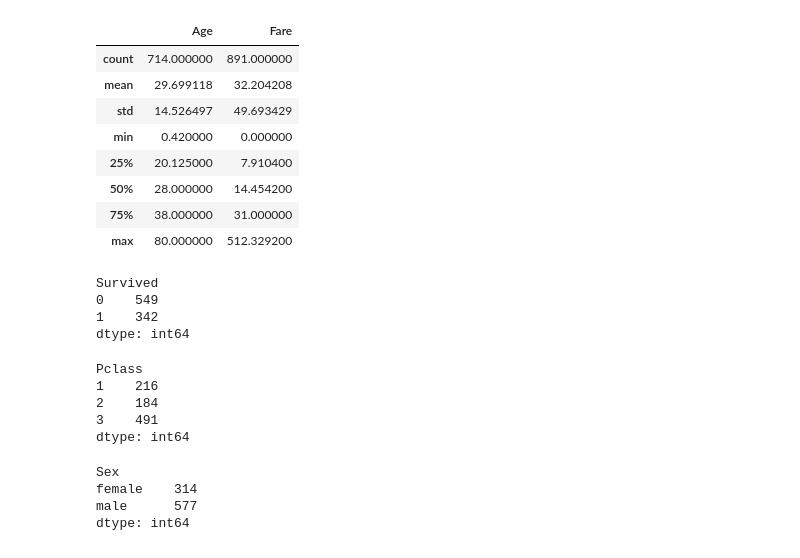
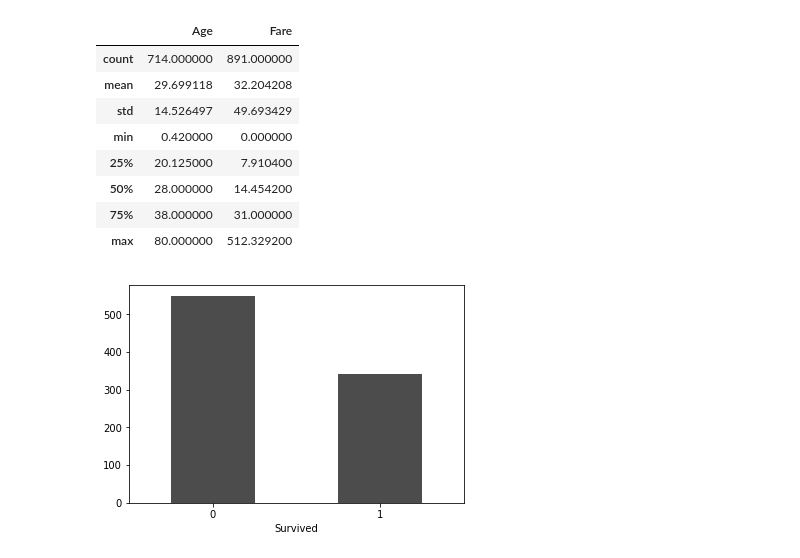
Before and after one commit to lyuxinxx/Titanic, a Jupyter notebook: Titanic.ipynb, the cells around one changed output. Drawn from its saved outputs; the diff is of its cells as text; code cells hidden in the pictures.

Commit message:
Data input and description

```diff
--- a/Titanic.ipynb
+++ b/Titanic.ipynb
@@ -57,24 +57,7 @@ continuousData.describe()
 | max | 80.000000 | 512.329200 |
 # %%
 discreteData = data.loc[:,['Survived','Pclass','Sex','SibSp','Parch','Embarked']]
-discreteData.groupby('Survived').size()
+discreteData.groupby('Survived').size().plot.bar(color='k', alpha=0.7,rot=0)
+plt.show()
 # %% [output]
-Survived
-0    549
-1    342
-dtype: int64
+[figure, added]
-# %%
-discreteData.groupby('Pclass').size()
-# %% [output]
-Pclass
-1    216
-2    184
-3    491
-dtype: int64
-# %%
-discreteData.groupby('Sex').size()
-# %% [output]
-Sex
-female    314
-male      577
-dtype: int64
```
Also changed, not shown: parts of 8 cells of this notebook.
